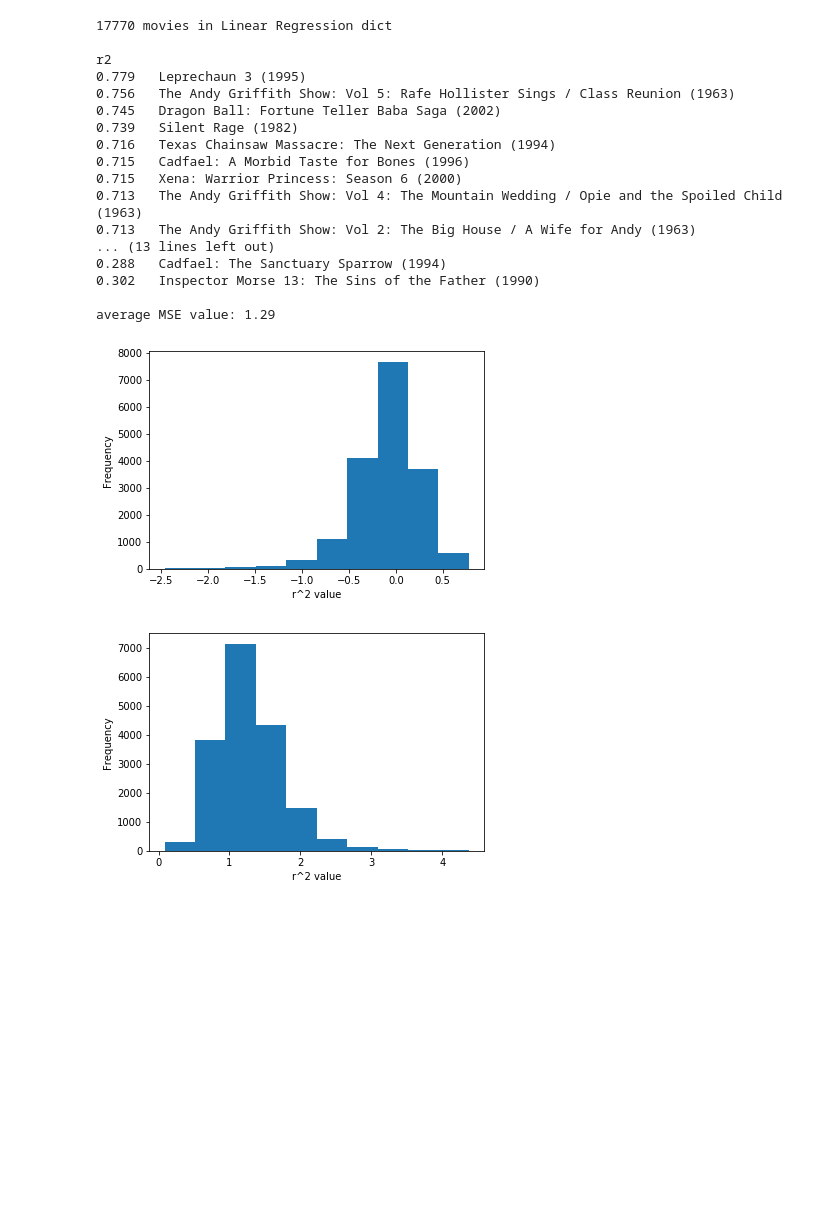
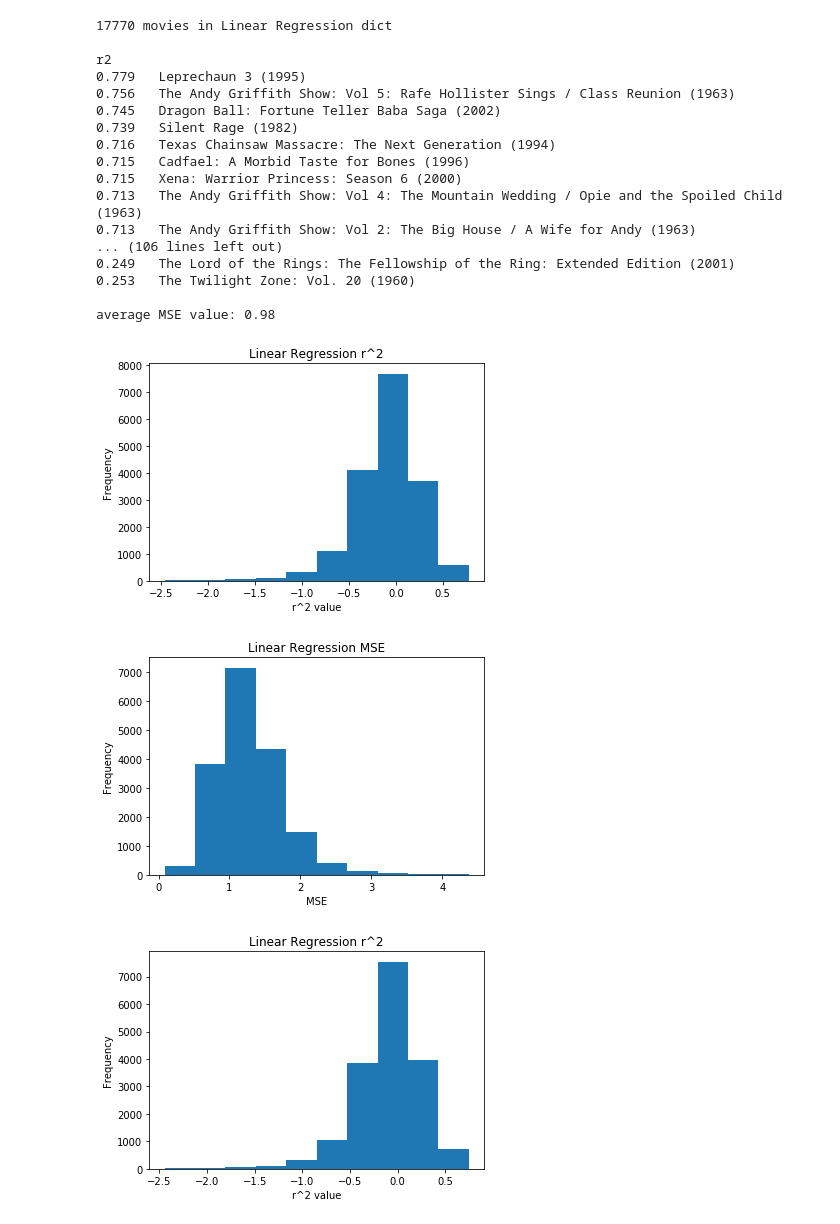
Before and after one commit to tom-robbins/netflix-ml, a Jupyter notebook: results.ipynb, the cells around one changed output. Saved outputs shown, nothing was run; the diff lists cells and outputs as text; code cells hidden in the pictures; blank space fills up the shorter version.

Commit message:
cleaned up files; finished all base regressions

```diff
--- a/results.ipynb
+++ b/results.ipynb
@@ -89,10 +89,30 @@ def merge_dicts(d1, d2):
     d.update(d2)
     return d
 
+ada_boost_results = {}
+linear_regression_results = {}
+random_forest_results = {}
+ridge_results = {}
+
 for i in range(11):
     with open('pickle/linear_regression_results_%d.pickle' % i, 'r') as infile:
         d = pickle.load(infile)
         linear_regression_results = merge_dicts(linear_regression_results, d)
+
+for i in range(11):
+    with open('pickle/ada_boost_results_%d.pickle' % i, 'r') as infile:
+        d = pickle.load(infile)
+        ada_boost_results = merge_dicts(ada_boost_results, d)
+
+for i in range(11):
+    with open('pickle/random_forest_results_%d.pickle' % i, 'r') as infile:
+        d = pickle.load(infile)
+        random_forest_results = merge_dicts(random_forest_results, d)
+
+for i in range(10):
+    with open('pickle/ridge_results_%d.pickle' % i, 'r') as infile:
+        d = pickle.load(infile)
+        ridge_results = merge_dicts(ridge_results, d)
 # %%
 # cursory analytics
 def average_nested_dict_key(d, k):
@@ -106,11 +126,11 @@ def reject_outliers(data, m=6):
     data = np.array(data)
     return data[abs(data - np.mean(data)) < m * np.std(data)], np.where(abs(data - np.mean(data)) < m * np.std(data))
 
-result_dicts = [linear_regression_results]
-result_names = ['Linear Regression']
+result_dicts = [linear_regression_results, ridge_results, ada_boost_results, random_forest_results]
+result_names = ['Linear Regression', 'Linear Regression', 'AdaBoost Regression', 'Random Forest']
 
 for results, name in zip(result_dicts, result_names):
-    print '%d movies in %s dict' % (len(linear_regression_results.keys()), name)
+    print '%d movies in %s dict' % (len(results.keys()), name)
     print
 
     ks = results.keys()
@@ -128,42 +148,45 @@ for results, name in zip(result_dicts, result_names):
     n, bins, patches = r2_ax.hist(reject_outliers(list_nested_dict_key(results, 'r2'))[0])
     r2_ax.set_xlabel('r^2 value')
     r2_ax.set_ylabel('Frequency')
+    r2_ax.set_title(name + ' r^2')
     r2_plot.show()
 
     # sort by mse
     print '\nMSE'
     s = sorted(ks, key=lambda x: results[x]['mse'])
     for i in s[:10]:
         print '%.3f\t%s' % (results[i]['mse'], results[i]['name'])
 
     print
     print 'average MSE value: %.2f' % average_nested_dict_key(results, 'mse')
 
     mse_plot = plt.figure()
     mse_ax = mse_plot.add_subplot(1, 1, 1)
     n, bins, patches = mse_ax.hist(reject_outliers(list_nested_dict_key(results, 'mse'))[0])
-    mse_ax.set_xlabel('r^2 value')
+    mse_ax.set_xlabel('MSE')
     mse_ax.set_ylabel('Frequency')
+    mse_ax.set_title(name + ' MSE')
     mse_plot.show()
 
     print '\n'
 # %% [output]
 17770 movies in Linear Regression dict
 
 r2
 0.779   Leprechaun 3 (1995)
 0.756   The Andy Griffith Show: Vol 5: Rafe Hollister Sings / Class Reunion (1963)
 0.745   Dragon Ball: Fortune Teller Baba Saga (2002)
 0.739   Silent Rage (1982)
 0.716   Texas Chainsaw Massacre: The Next Generation (1994)
 0.715   Cadfael: A Morbid Taste for Bones (1996)
 0.715   Xena: Warrior Princess: Season 6 (2000)
 0.713   The Andy Griffith Show: Vol 4: The Mountain Wedding / Opie and the Spoiled Child (1963)
 0.713   The Andy Griffith Show: Vol 2: The Big House / A Wife for Andy (1963)
-... (13 lines left out)
-0.288   Cadfael: The Sanctuary Sparrow (1994)
-0.302   Inspector Morse 13: The Sins of the Father (1990)
+... (106 lines left out)
+0.249   The Lord of the Rings: The Fellowship of the Ring: Extended Edition (2001)
+0.253   The Twilight Zone: Vol. 20 (1960)
 
-average MSE value: 1.29
+average MSE value: 0.98
-[figure, old version]
+[figure, new version]
-[figure, old version]
+[figure, new version]
+[figure, added]
```
Also changed, not shown: parts of 5 cells of this notebook, 52 other files.
